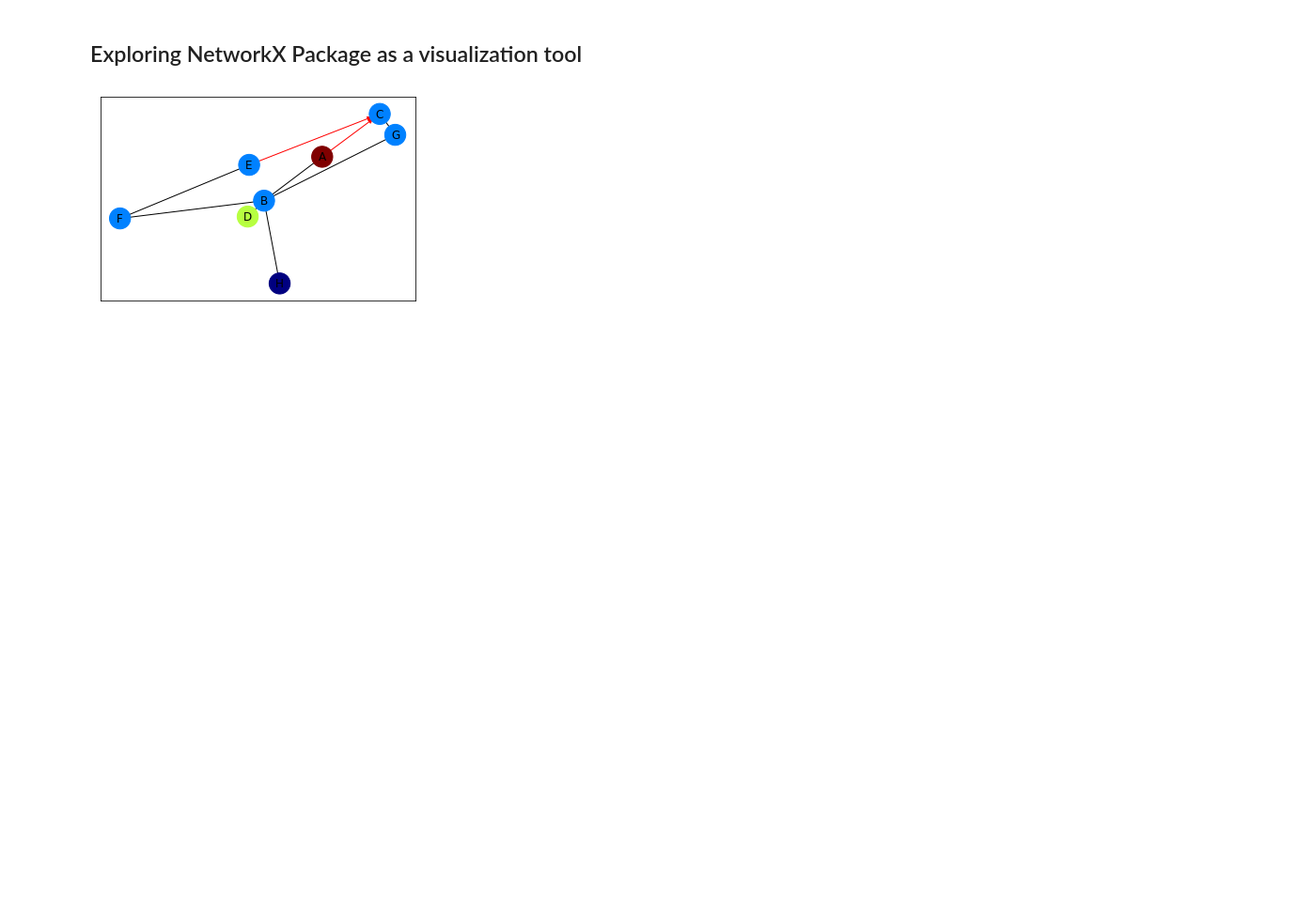
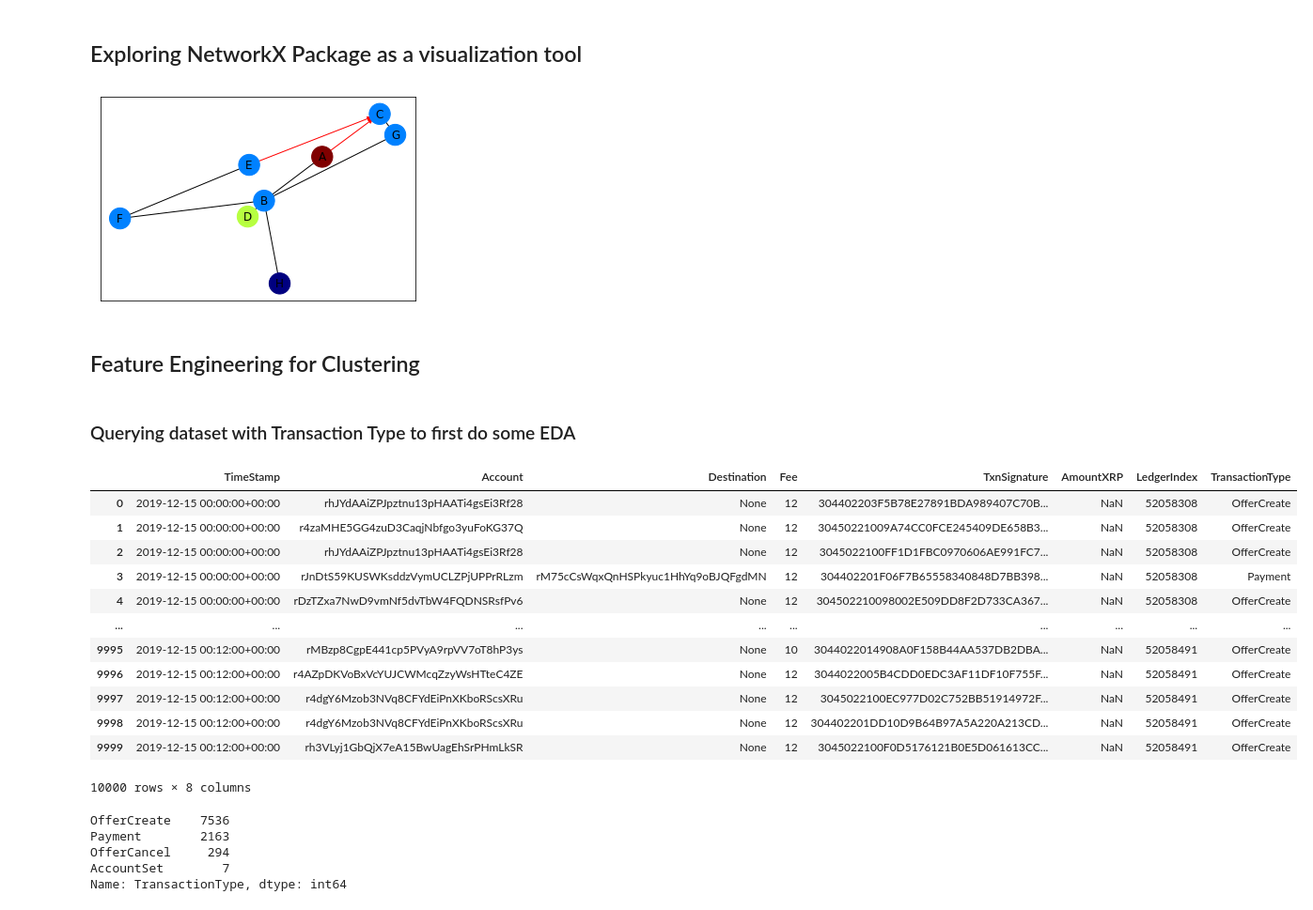
Before and after one commit to ravibhandia/XRPLords, a Jupyter notebook: Test Python/Ravi_Workinprogress.ipynb, the cells around one changed output. Shown: that part at 94% size. Drawn from its saved outputs; the diff is of its cells as text; code cells hidden in the pictures; blank space fills up the shorter version.

```diff
--- a/Test Python/Ravi_Workinprogress.ipynb
+++ b/Test Python/Ravi_Workinprogress.ipynb
@@ -272,3 +272,48 @@ nx.draw_networkx_edges(G, pos, edgelist=black_edges, arrows=False)
 plt.show()
 # %% [output]
 [figure]
+# %% [markdown]
+## Feature Engineering for Clustering
+# %% [markdown]
+### Querying dataset with Transaction Type to first do some EDA
+# %%
+#Query and query_parameters
+query3 = """
+Select
+  TIMESTAMP(l.CloseTime) as `TimeStamp`,
+  t.Account,t.Destination,t.Fee,t.TxnSignature,t.AmountXRP,t.LedgerIndex,t.TransactionType
+FROM
+  `xrpledgerdata.fullhistory.transactions`t
+JOIN
+  `xrpledgerdata.fullhistory.ledgers` l
+  on t.LedgerIndex=l.LedgerIndex
+where t.TransactionResult = "tesSUCCESS"
+
+AND TIMESTAMP(l.CloseTime) >=TIMESTAMP(@start_date)
+AND TIMESTAMP(l.CloseTime) <=TIMESTAMP(@end_date)
+
+
+ORDER BY TimeStamp
+LIMIT 10000;
+"""
+query_params3 = [
+    bigquery.ScalarQueryParameter("start_date", "STRING", start_date),
+    bigquery.ScalarQueryParameter("end_date", "STRING", end_date)
+]
+# %%
+xrp3 = gbq_query(query3,credentials,query_params3)
+xrp3
+# %% [output]
+|  | TimeStamp | Account | Destination | Fee | TxnSignature | AmountXRP | LedgerIndex | TransactionType |
+| 0 | 2019-12-15 00:00:00+00:00 | rhJYdAAiZPJpztnu13pHAATi4gsEi3Rf28 | None | 12 | 304402203F5B78E27891BDA989407C70B... | NaN | 52058308 | OfferCreate |
+| 1 | 2019-12-15 00:00:00+00:00 | r4zaMHE5GG4zuD3CaqjNbfgo3yuFoKG37Q | None | 12 | 30450221009A74CC0FCE245409DE658B3... | NaN | 52058308 | OfferCreate |
+| 2 | 2019-12-15 00:00:00+00:00 | rhJYdAAiZPJpztnu13pHAATi4gsEi3Rf28 | None | 12 | 3045022100FF1D1FBC0970606AE991FC7... | NaN | 52058308 | OfferCreate |
+| 3 | 2019-12-15 00:00:00+00:00 | rJnDtS59KUSWKsddzVymUCLZPjUPPrRLzm | rM75cCsWqxQnHSPkyuc1HhYq9oBJQFgdMN | 12 | 304402201F06F7B65558340848D7BB398... | NaN | 52058308 | Payment |
+| 4 | 2019-12-15 00:00:00+00:00 | rDzTZxa7NwD9vmNf5dvTbW4FQDNSRsfPv6 | None | 12 | 304502210098002E509DD8F2D733CA367... | NaN | 52058308 | OfferCreate |
+| ... | ... | ... | ... | ... | ... | ... | ... | ... |
+| 9995 | 2019-12-15 00:12:00+00:00 | rMBzp8CgpE441cp5PVyA9rpVV7oT8hP3ys | None | 10 | 3044022014908A0F158B44AA537DB2DBA... | NaN | 52058491 | OfferCreate |
+| 9996 | 2019-12-15 00:12:00+00:00 | r4AZpDKVoBxVcYUJCWMcqZzyWsHTteC4ZE | None | 12 | 3044022005B4CDD0EDC3AF11DF10F755F... | NaN | 52058491 | OfferCreate |
+| 9997 | 2019-12-15 00:12:00+00:00 | r4dgY6Mzob3NVq8CFYdEiPnXKboRScsXRu | None | 12 | 3045022100EC977D02C752BB51914972F... | NaN | 52058491 | OfferCreate |
+| 9998 | 2019-12-15 00:12:00+00:00 | r4dgY6Mzob3NVq8CFYdEiPnXKboRScsXRu | None | 12 | 304402201DD10D9B64B97A5A220A213CD... | NaN | 52058491 | OfferCreate |
+| 9999 | 2019-12-15 00:12:00+00:00 | rh3VLyj1GbQjX7eA15BwUagEhSrPHmLkSR | None | 12 | 3045022100F0D5176121B0E5D061613CC... | NaN | 52058491 | OfferCreate |
+10000 rows × 8 columns
@@ -274,0 +323,8 @@ plt.show()
+# %%
+get_txntypedist(xrp3)
+# %% [output]
+OfferCreate    7536
+Payment        2163
+OfferCancel     294
+AccountSet        7
+Name: TransactionType, dtype: int64
```
Also changed, not shown: parts of 15 cells of this notebook, 2 other files.
